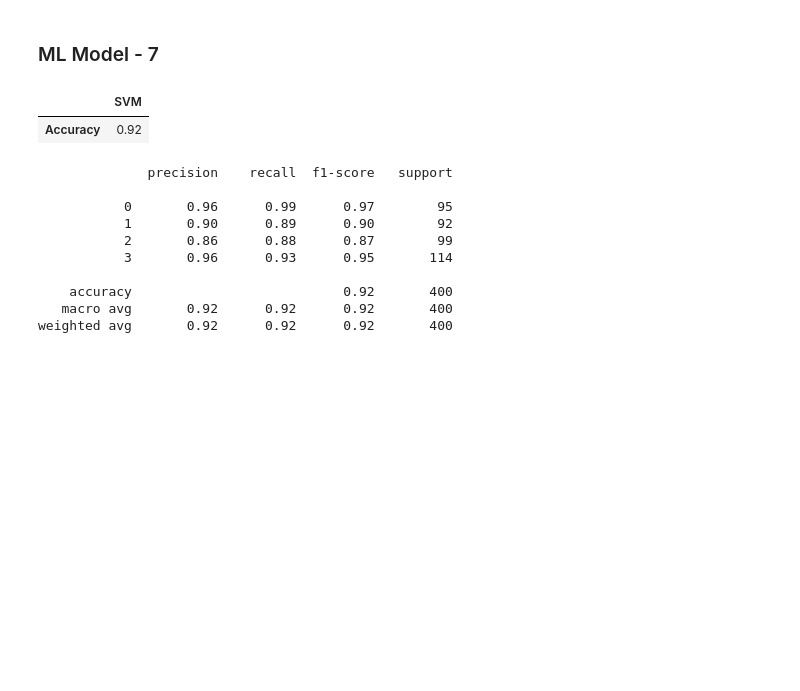
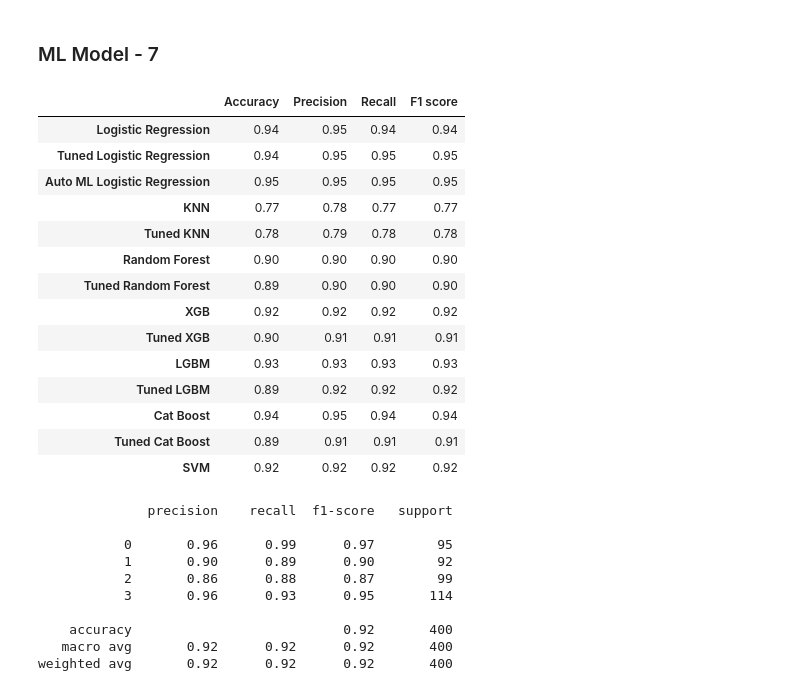
Before and after one commit to AmanSharmas/Mobile-Price-Range-Prediction, a Jupyter notebook: Mobile_Price_Range_Prediction_Capstone_3.ipynb, the cells around one changed output. Cells and saved outputs as stored; diff of their text form; code cells hidden in the pictures; blank space fills up the shorter version.

```diff
--- a/Mobile_Price_Range_Prediction_Capstone_3.ipynb
+++ b/Mobile_Price_Range_Prediction_Capstone_3.ipynb
@@ -2207,5 +2214,5 @@ Learning rate set to 0.081046
 # %%
 #Storing model scores
-model_compare_cbc=pd.DataFrame([cbc_score]).rename(index={0:'Accuracy'})
-model_compare_cbc.T
+model_scores=pd.concat([model_scores, cbc_score], axis=0,join='inner')
+model_scores
 # %% [output]
@@ -2246,7 +2264,7 @@ cat_boost_grid = {'depth'         : [4,5,6,7,8,9, 10],
                  }
 
 #hyperparameter tuning using randomized search cv
-best_parameters_cbc,model_cbc_tuned,clf_report_cbc,accuracy_cbc=Hyper_parameter_tuning(grid_search=False,random_search=True,
+best_parameters_cbc,model_cbc_tuned,clf_report_cbc,tuned_cbc_score=Hyper_parameter_tuning(grid_search=False,random_search=True,
                                                                           model_name=model_cbc,parameter_grid=cat_boost_grid,
                                                                           X_train=X_train,X_test=X_test,y_train=y_train,y_test=y_test)
 # %% [output]
@@ -2269,0 +2288,4 @@ Fitting 5 folds for each of 5 candidates, totalling 25 fits
+# %%
+#Storing model scores
+model_scores=pd.concat([model_scores, tuned_cbc_score], axis=0,join='inner')
+model_scores
@@ -2281,4 +2314,0 @@ model_compare_cbc['Tuned CBC']=accuracy_cbc
-# %%
-#Concating two with result dataframe
-model_scores=pd.concat([model_scores, model_compare_cbc.T], axis=0,join='inner')
-model_scores.T
@@ -2320,11 +2347,24 @@ model_svm={'SVM': svm.SVC()}
 model_svm,svm_score,svm_report=fit_and_score(model=model_svm,X_train=X_train,X_test=X_test,y_train=y_train,y_test=y_test)
 # %%
 #Storing model scores
-model_compare_svm=pd.DataFrame([svm_score]).rename(index={0:'Accuracy'})
-model_compare_svm
+model_scores=pd.concat([model_scores, svm_score], axis=0,join='inner')
+model_scores
 # %% [output]
-|  | SVM |
-| Accuracy | 0.92 |
+|  | Accuracy | Precision | Recall | F1 score |
+| Logistic Regression | 0.94 | 0.95 | 0.94 | 0.94 |
+| Tuned Logistic Regression | 0.94 | 0.95 | 0.95 | 0.95 |
+| Auto ML Logistic Regression | 0.95 | 0.95 | 0.95 | 0.95 |
+| KNN | 0.77 | 0.78 | 0.77 | 0.77 |
+| Tuned KNN | 0.78 | 0.79 | 0.78 | 0.78 |
+| Random Forest | 0.90 | 0.90 | 0.90 | 0.90 |
+| Tuned Random Forest | 0.89 | 0.90 | 0.90 | 0.90 |
+| XGB | 0.92 | 0.92 | 0.92 | 0.92 |
+| Tuned XGB | 0.90 | 0.91 | 0.91 | 0.91 |
+| LGBM | 0.93 | 0.93 | 0.93 | 0.93 |
+| Tuned LGBM | 0.89 | 0.92 | 0.92 | 0.92 |
+| Cat Boost | 0.94 | 0.95 | 0.94 | 0.94 |
+| Tuned Cat Boost | 0.89 | 0.91 | 0.91 | 0.91 |
+| SVM | 0.92 | 0.92 | 0.92 | 0.92 |
 # %%
 #Printing classification report for SVM
 print(svm_report['SVM'])
```
Also changed, not shown: parts of 63 cells of this notebook.
